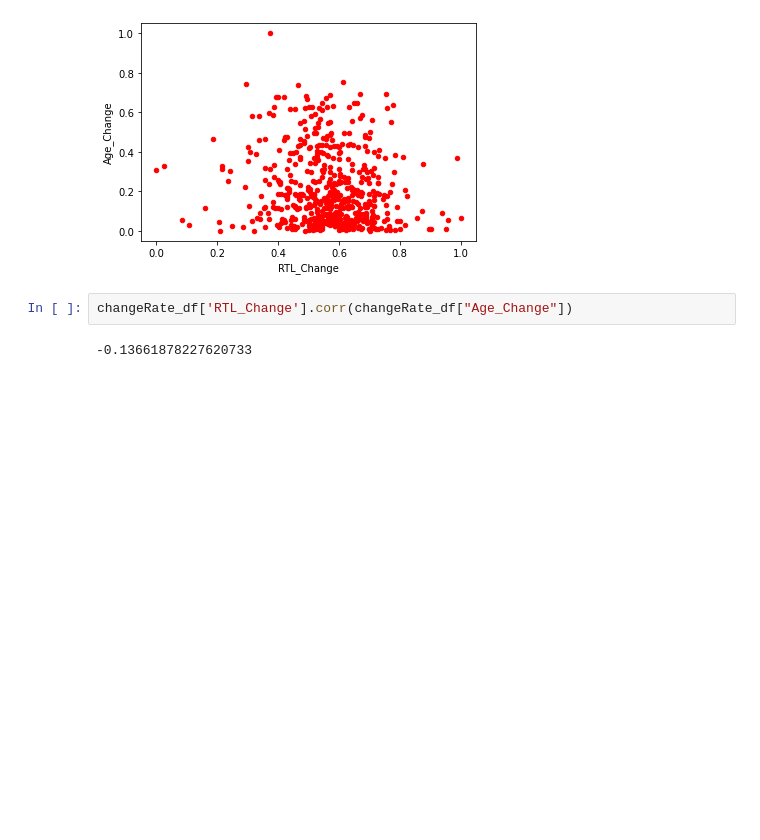
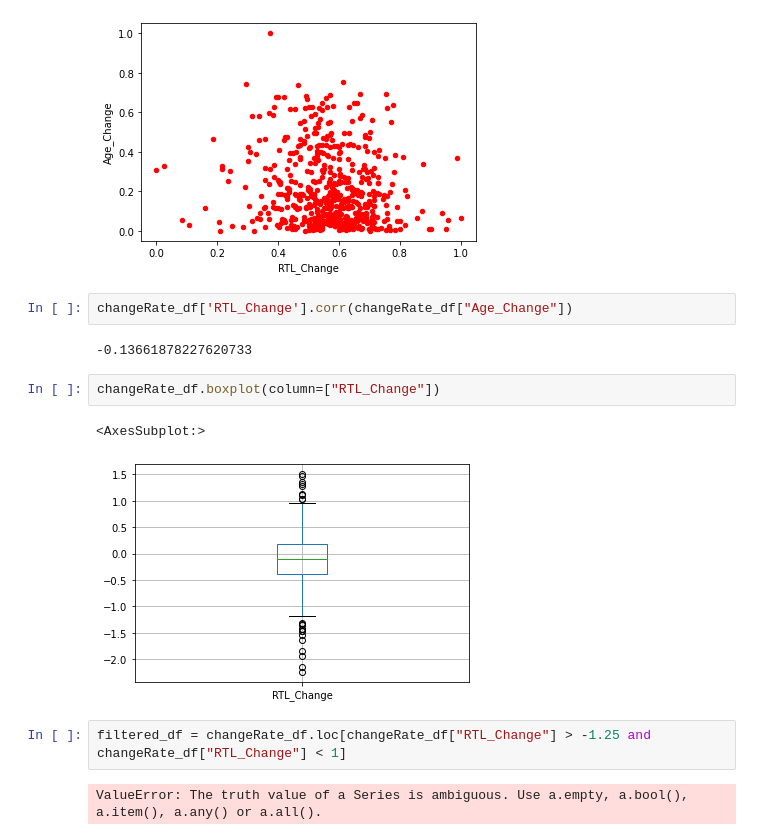
Before and after one commit to Rdassy/Predictive_Senescence, a Jupyter notebook: Resources/Notebook/teloRateOfChange.ipynb, the cells around one changed output. Cells and saved outputs as stored; diff of their text form; blank space fills up the shorter version.

```diff
--- a/Resources/Notebook/teloRateOfChange.ipynb
+++ b/Resources/Notebook/teloRateOfChange.ipynb
@@ -126,3 +126,12 @@ df.plot.scatter(x='RTL_Change', y='Age_Change', color='Red')
 changeRate_df['RTL_Change'].corr(changeRate_df["Age_Change"])
 # %% [output]
 -0.13661878227620733
+# %%
+changeRate_df.boxplot(column=["RTL_Change"])
+# %% [output]
+<AxesSubplot:>
+[figure, added]
+# %%
+filtered_df = changeRate_df.loc[changeRate_df["RTL_Change"] > -1.25 and changeRate_df["RTL_Change"] < 1]
+# %% [output]
+ValueError: The truth value of a Series is ambiguous. Use a.empty, a.bool(), a.item(), a.any() or a.all().
```
Also changed, not shown: 1 other file.
